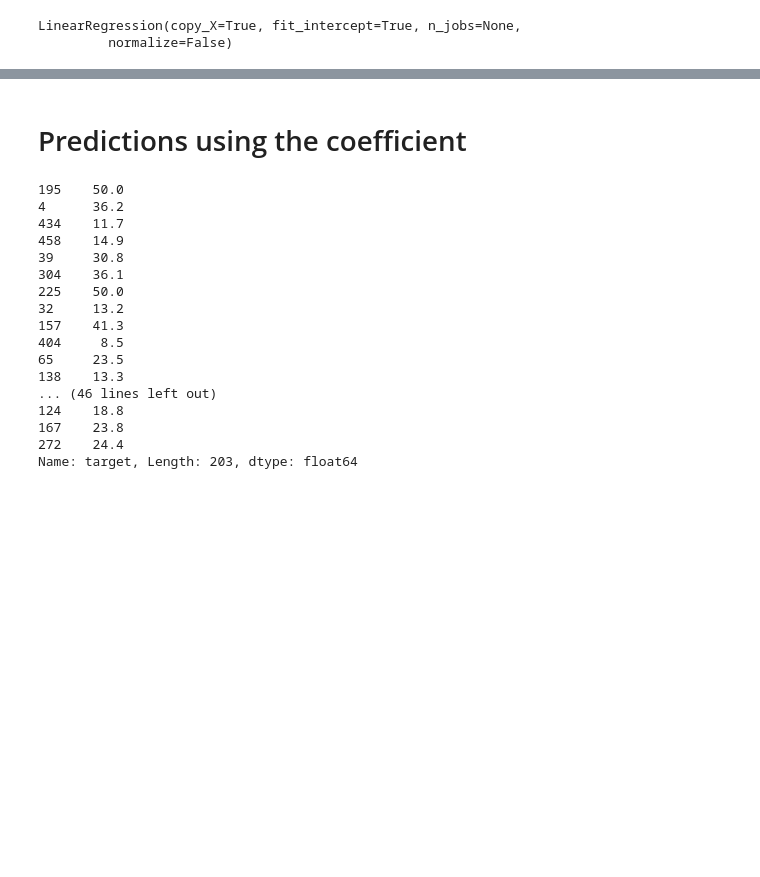
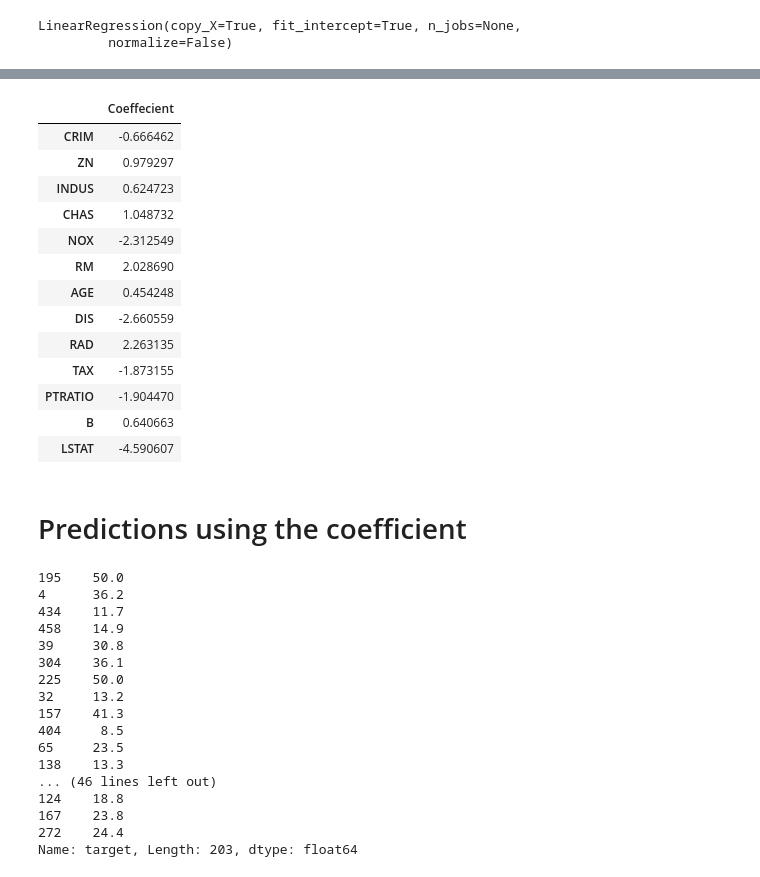
Before and after one commit to MrRutledge/ML_Practice, a Jupyter notebook: Boston Dataset.ipynb, the cells around one changed output, grey strips where cells are left out. Drawn from its saved outputs; the diff is of its cells as text; code cells hidden in the pictures; blank space fills up the shorter version.

```diff
--- a/Boston Dataset.ipynb
+++ b/Boston Dataset.ipynb
@@ -321,3 +402,20 @@ cdf
+# %%
+coeffecients
+# %% [output]
+|  | Coeffecient |
+| CRIM | -0.666462 |
+| ZN | 0.979297 |
+| INDUS | 0.624723 |
+| CHAS | 1.048732 |
+| NOX | -2.312549 |
+| RM | 2.028690 |
+| AGE | 0.454248 |
+| DIS | -2.660559 |
+| RAD | 2.263135 |
+| TAX | -1.873155 |
+| PTRATIO | -1.904470 |
+| B | 0.640663 |
+| LSTAT | -4.590607 |
 # %% [markdown]
 # Predictions using the coefficient
 # %%
```
Also changed, not shown: parts of 18 cells of this notebook, 1 other file.
